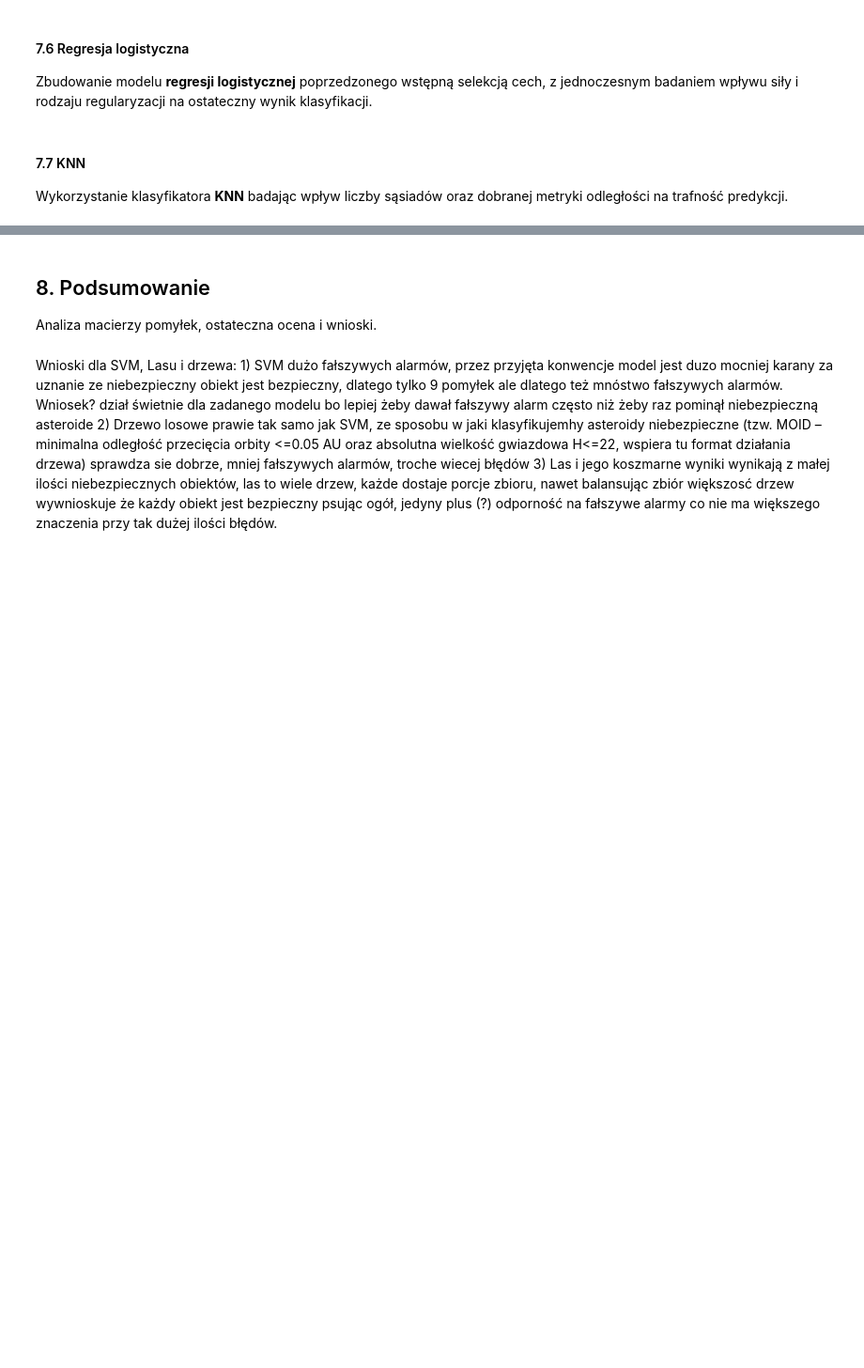
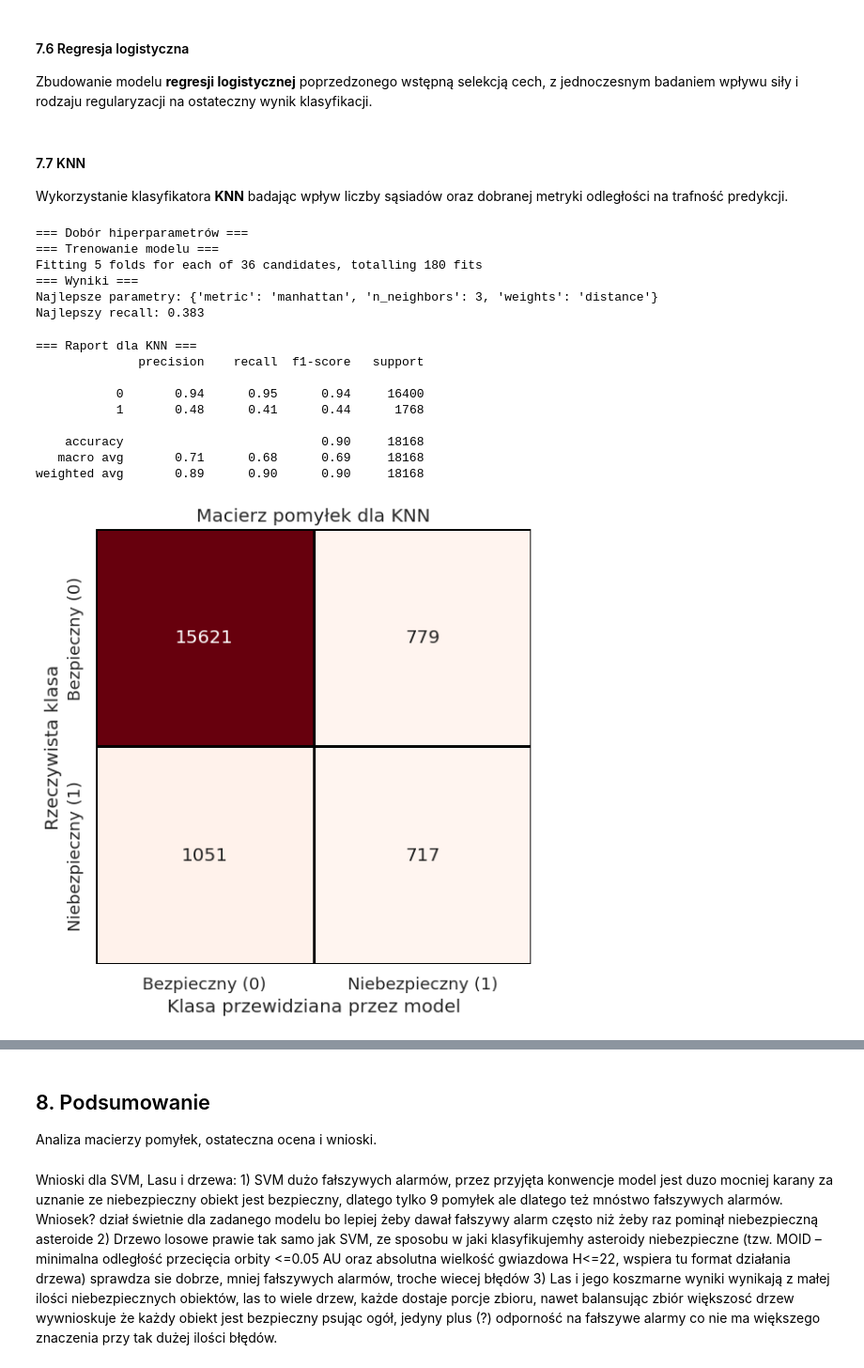
Before and after one commit to Zajecia-na-PWr-LR/lista-4-projekt-grupowy-orjaol, a Jupyter notebook: zadanie.ipynb, the cells around one changed output, grey strips where cells are left out. Shown at 94% size. Saved outputs shown, nothing was run; the diff lists cells and outputs as text; code cells hidden in the pictures; blank space fills up the shorter version.

```diff
--- a/zadanie.ipynb
+++ b/zadanie.ipynb
@@ -560,3 +561,64 @@ Zbudowanie modelu **regresji logistycznej** poprzedzonego wstępną selekcją ce
 Wykorzystanie klasyfikatora **KNN** badając wpływ liczby sąsiadów oraz dobranej metryki odległości na trafność predykcji.
 # %%
 #TO DO
+X_train_knn = X_train_scaled.drop('est_diameter_min', axis=1)
+X_test_knn = X_test_scaled.drop('est_diameter_min', axis=1)
+# %%
+knn_model = KNeighborsClassifier()
+param_grid = {
+    'n_neighbors': [3, 5, 7, 9, 11, 15],
+    'weights': ['uniform', 'distance'],
+    'metric': ['euclidean', 'manhattan', 'minkowski']
+}
+
+print("=== Dobór hiperparametrów ===")
+grid_search_knn = GridSearchCV(
+    estimator=knn_model,
+    param_grid=param_grid,
+    scoring='recall',
+    cv=5,
+    n_jobs=-1,
+    verbose=1
+)
+
+print("=== Trenowanie modelu ===")
+grid_search_knn.fit(X_train_knn, y_train)
+print("=== Wyniki ===")
+print("Najlepsze parametry:", grid_search_knn.best_params_)
+print(f"Najlepszy recall: {grid_search_knn.best_score_:.3f}")
+# %% [output]
+=== Dobór hiperparametrów ===
+=== Trenowanie modelu ===
+Fitting 5 folds for each of 36 candidates, totalling 180 fits
+=== Wyniki ===
+Najlepsze parametry: {'metric': 'manhattan', 'n_neighbors': 3, 'weights': 'distance'}
+Najlepszy recall: 0.383
+# %%
+best_knn = grid_search_knn.best_estimator_
+y_pred_knn = best_knn.predict(X_test_knn)
+
+print("=== Raport dla KNN ===")
+print(classification_report(y_test, y_pred_knn))
+
+cm_knn = confusion_matrix(y_test, y_pred_knn)
+plt.figure(figsize=(8,6))
+sns.set_theme(style="whitegrid", font_scale=1.2)
+ax = sns.heatmap(cm_knn, annot=True, fmt='d', cmap='Reds', cbar=False, square=True, linewidths=1, linecolor='black')
+ax.set_xticklabels(['Bezpieczny (0)', 'Niebezpieczny (1)'])
+ax.set_yticklabels(['Bezpieczny (0)', 'Niebezpieczny (1)'])
+plt.title("Macierz pomyłek dla KNN")
+plt.xlabel('Klasa przewidziana przez model')
+plt.ylabel('Rzeczywista klasa')
+plt.tight_layout()
+plt.show()
+# %% [output]
+=== Raport dla KNN ===
+              precision    recall  f1-score   support
+
+           0       0.94      0.95      0.94     16400
+           1       0.48      0.41      0.44      1768
+
+    accuracy                           0.90     18168
+   macro avg       0.71      0.68      0.69     18168
+weighted avg       0.89      0.90      0.90     18168
+[figure, added]
```
Also changed, not shown: parts of 6 cells of this notebook.
